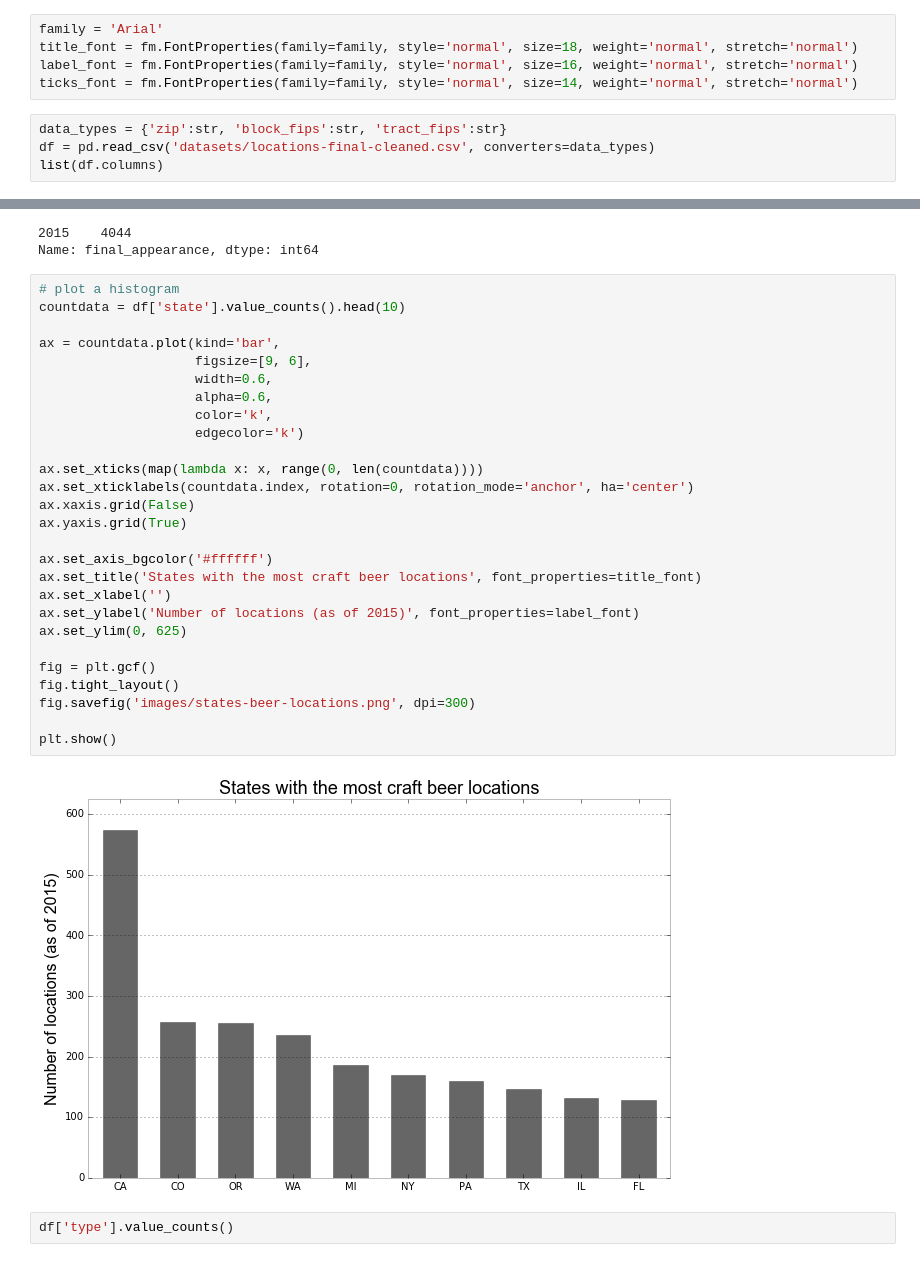
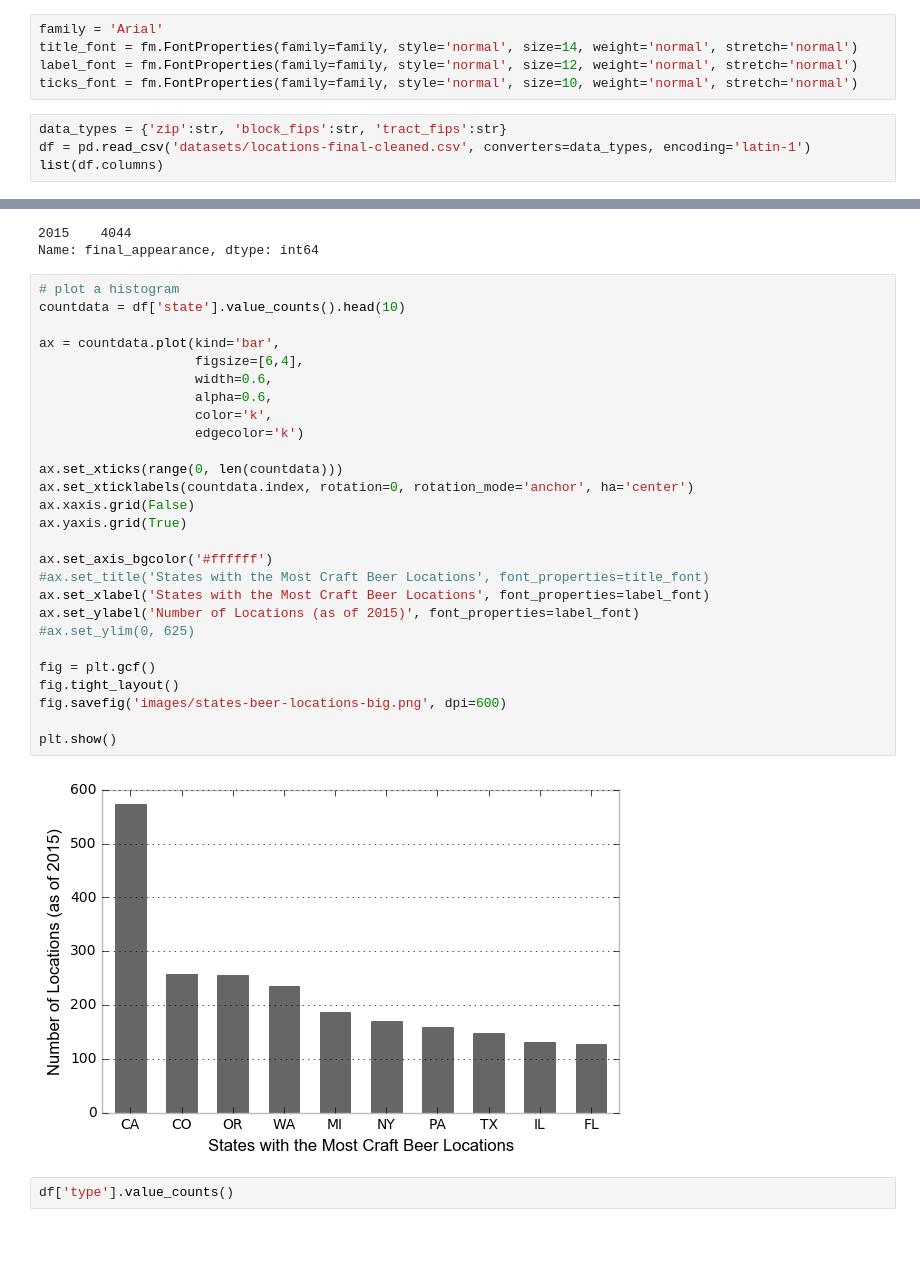
Before and after one commit to gboeing/beer-locations, a Jupyter notebook: data-analysis/visualization/data-visualization.ipynb, the cells around one changed output, grey strips where cells are left out. Saved outputs shown, nothing was run; the diff lists cells and outputs as text.

Commit message:
update figures

```diff
--- a/data-analysis/visualization/data-visualization.ipynb
+++ b/data-analysis/visualization/data-visualization.ipynb
@@ -9,11 +9,11 @@ print plt.style.available
 # %%
 family = 'Arial'
-title_font = fm.FontProperties(family=family, style='normal', size=18, weight='normal', stretch='normal')
-label_font = fm.FontProperties(family=family, style='normal', size=16, weight='normal', stretch='normal')
-ticks_font = fm.FontProperties(family=family, style='normal', size=14, weight='normal', stretch='normal')
+title_font = fm.FontProperties(family=family, style='normal', size=14, weight='normal', stretch='normal')
+label_font = fm.FontProperties(family=family, style='normal', size=12, weight='normal', stretch='normal')
+ticks_font = fm.FontProperties(family=family, style='normal', size=10, weight='normal', stretch='normal')
 # %%
 data_types = {'zip':str, 'block_fips':str, 'tract_fips':str}
-df = pd.read_csv('datasets/locations-final-cleaned.csv', converters=data_types)
+df = pd.read_csv('datasets/locations-final-cleaned.csv', converters=data_types, encoding='latin-1')
 list(df.columns)
 # %% [output]
 ['address',
@@ -57,32 +57,32 @@ Name: final_appearance, dtype: int64
 # %%
 # plot a histogram
 countdata = df['state'].value_counts().head(10)
 
 ax = countdata.plot(kind='bar',
-                    figsize=[9, 6],
+                    figsize=[6,4],
                     width=0.6,
                     alpha=0.6,
                     color='k',
                     edgecolor='k')
 
-ax.set_xticks(map(lambda x: x, range(0, len(countdata))))
+ax.set_xticks(range(0, len(countdata)))
 ax.set_xticklabels(countdata.index, rotation=0, rotation_mode='anchor', ha='center')
 ax.xaxis.grid(False)
 ax.yaxis.grid(True)
 
 ax.set_axis_bgcolor('#ffffff')
-ax.set_title('States with the most craft beer locations', font_properties=title_font)
-ax.set_xlabel('')
-ax.set_ylabel('Number of locations (as of 2015)', font_properties=label_font)
-ax.set_ylim(0, 625)
+#ax.set_title('States with the Most Craft Beer Locations', font_properties=title_font)
+ax.set_xlabel('States with the Most Craft Beer Locations', font_properties=label_font)
+ax.set_ylabel('Number of Locations (as of 2015)', font_properties=label_font)
+#ax.set_ylim(0, 625)
 
 fig = plt.gcf()
 fig.tight_layout()
-fig.savefig('images/states-beer-locations.png', dpi=300)
+fig.savefig('images/states-beer-locations-big.png', dpi=600)
 
 plt.show()
 # %% [output]
-[figure, old version]
+[figure, new version]
 # %%
 df['type'].value_counts()
 # %% [output]
```
Also changed, not shown: parts of 3 cells of this notebook, 5 other files.
